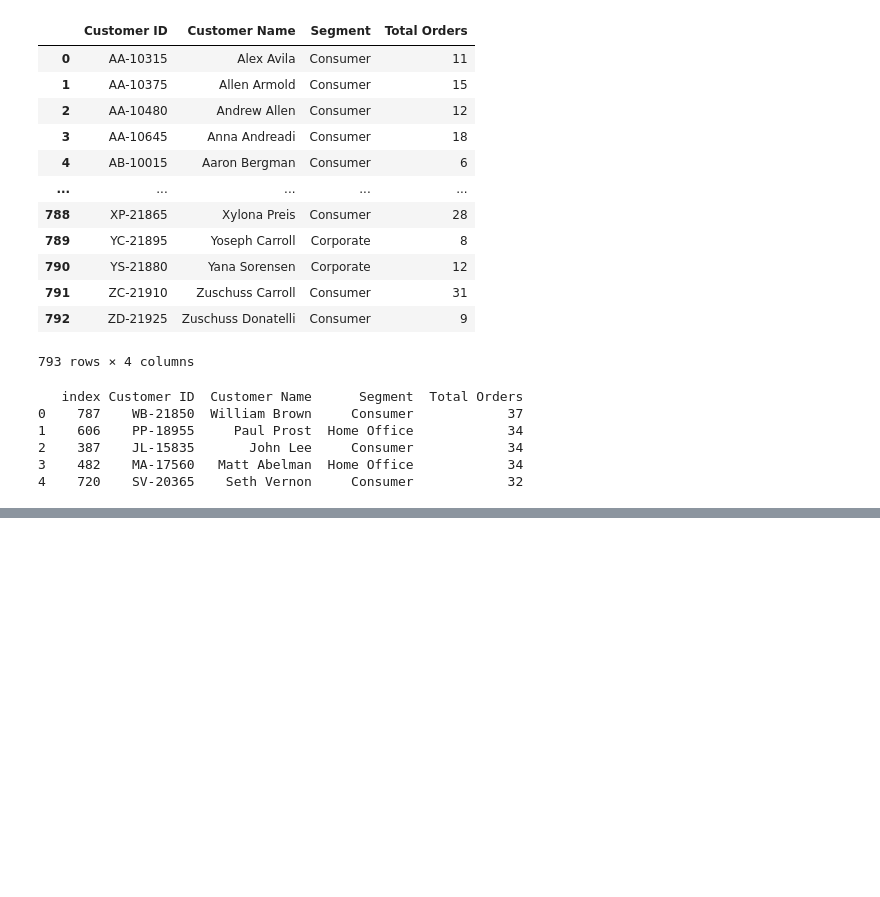
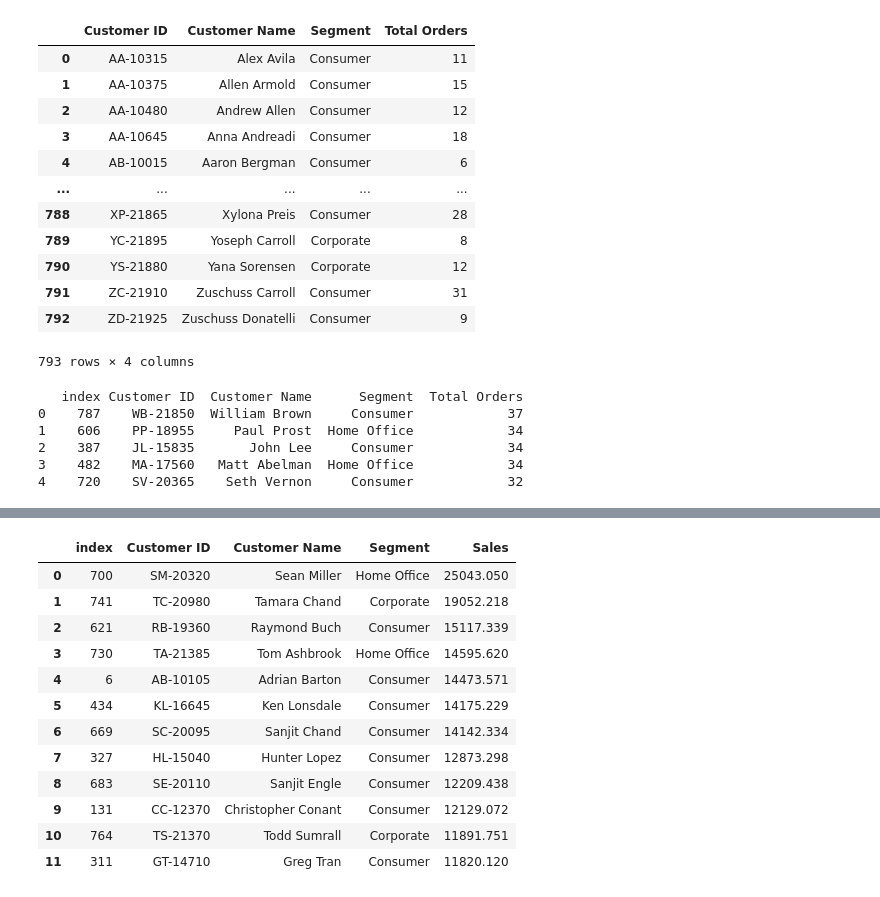
Before and after one commit to GongSeason/Python-for-Data-science-study, a Jupyter notebook: Part8_Superstore_Sales_Data_Analysis_project.ipynb, the cells around one changed output, grey strips where cells are left out. Drawn from its saved outputs; the diff is of its cells as text; code cells hidden in the pictures; blank space fills up the shorter version.

```diff
--- a/Part8_Superstore_Sales_Data_Analysis_project.ipynb
+++ b/Part8_Superstore_Sales_Data_Analysis_project.ipynb
@@ -175,3 +175,6 @@ print(repeat_customers_sorted.reset_index().head(5))
 2    387    JL-15835       John Lee     Consumer            34
 3    482    MA-17560   Matt Abelman  Home Office            34
 4    720    SV-20365    Seth Vernon     Consumer            32
+# %%
+customer_sales = df.groupby(['Customer ID','Customer Name','Segment'])['Sales'].sum().reset_index()
+customer_sales
@@ -177,0 +195,17 @@ print(repeat_customers_sorted.reset_index().head(5))
+# %%
+customer_sales = customer_sales.sort_values(by='Sales',ascending=False).reset_index().head(12)
+customer_sales
+# %% [output]
+|  | index | Customer ID | Customer Name | Segment | Sales |
+| 0 | 700 | SM-20320 | Sean Miller | Home Office | 25043.050 |
+| 1 | 741 | TC-20980 | Tamara Chand | Corporate | 19052.218 |
+| 2 | 621 | RB-19360 | Raymond Buch | Consumer | 15117.339 |
+| 3 | 730 | TA-21385 | Tom Ashbrook | Home Office | 14595.620 |
+| 4 | 6 | AB-10105 | Adrian Barton | Consumer | 14473.571 |
+| 5 | 434 | KL-16645 | Ken Lonsdale | Consumer | 14175.229 |
+| 6 | 669 | SC-20095 | Sanjit Chand | Consumer | 14142.334 |
+| 7 | 327 | HL-15040 | Hunter Lopez | Consumer | 12873.298 |
+| 8 | 683 | SE-20110 | Sanjit Engle | Consumer | 12209.438 |
+| 9 | 131 | CC-12370 | Christopher Conant | Consumer | 12129.072 |
+| 10 | 764 | TS-21370 | Todd Sumrall | Corporate | 11891.751 |
+| 11 | 311 | GT-14710 | Greg Tran | Consumer | 11820.120 |
```
Also changed, not shown: parts of 1 cell of this notebook.
